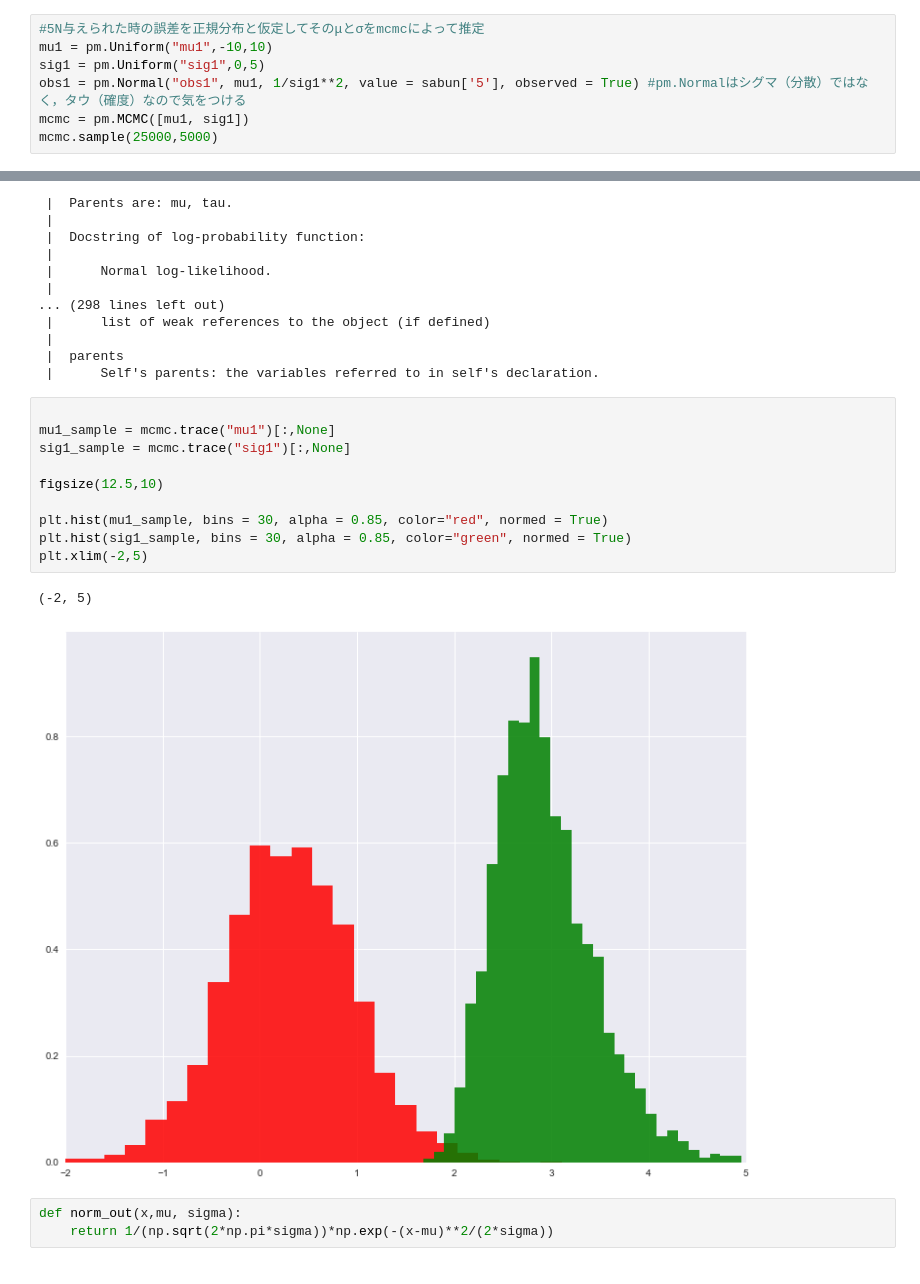
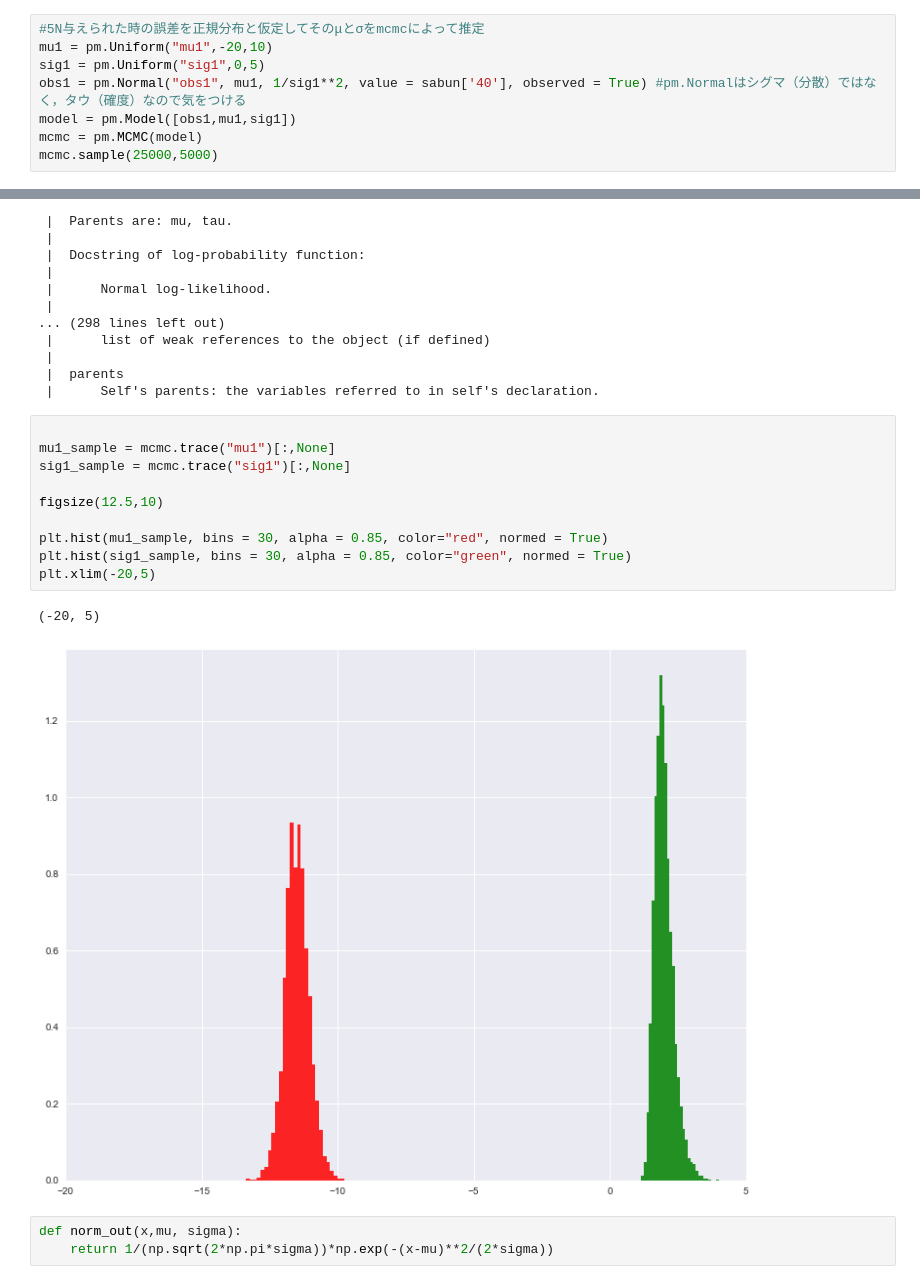
Before and after one commit to bigface0202/Probabilistic_study, a Jupyter notebook: Probabilistic_Study.ipynb, the cells around one changed output, grey strips where cells are left out. Saved outputs shown, nothing was run; the diff lists cells and outputs as text.

```diff
--- a/Probabilistic_Study.ipynb
+++ b/Probabilistic_Study.ipynb
@@ -288,10 +288,11 @@ array([ 0.,  0.,  0.,  1.,  0.,  1., -1., -3., -1.,  1., -1., -3., -3.,
        -3., -3.,  5.,  5.,  5.,  3.,  3.])
 # %%
 #5N与えられた時の誤差を正規分布と仮定してそのμとσをmcmcによって推定
-mu1 = pm.Uniform("mu1",-10,10)
+mu1 = pm.Uniform("mu1",-20,10)
 sig1 = pm.Uniform("sig1",0,5)
-obs1 = pm.Normal("obs1", mu1, 1/sig1**2, value = sabun['5'], observed = True) #pm.Normalはシグマ（分散）ではなく，タウ（確度）なので気をつける
-mcmc = pm.MCMC([mu1, sig1])
+obs1 = pm.Normal("obs1", mu1, 1/sig1**2, value = sabun['40'], observed = True) #pm.Normalはシグマ（分散）ではなく，タウ（確度）なので気をつける
+model = pm.Model([obs1,mu1,sig1])
+mcmc = pm.MCMC(model)
 mcmc.sample(25000,5000)
 # %% [output]
  [-----------------100%-----------------] 25000 of 25000 complete in 1.4 sec
@@ -318,16 +319,16 @@ class Normal(pymc.PyMCObjects.Stochastic)
 # %%
 
 mu1_sample = mcmc.trace("mu1")[:,None]
 sig1_sample = mcmc.trace("sig1")[:,None]
 
 figsize(12.5,10)
 
 plt.hist(mu1_sample, bins = 30, alpha = 0.85, color="red", normed = True)
 plt.hist(sig1_sample, bins = 30, alpha = 0.85, color="green", normed = True)
-plt.xlim(-2,5)
+plt.xlim(-20,5)
 # %% [output]
-(-2, 5)
+(-20, 5)
-[figure, old version]
+[figure, new version]
 # %%
 def norm_out(x,mu, sigma):
     return 1/(np.sqrt(2*np.pi*sigma))*np.exp(-(x-mu)**2/(2*sigma))
```
Also changed, not shown: parts of 31 cells of this notebook.
